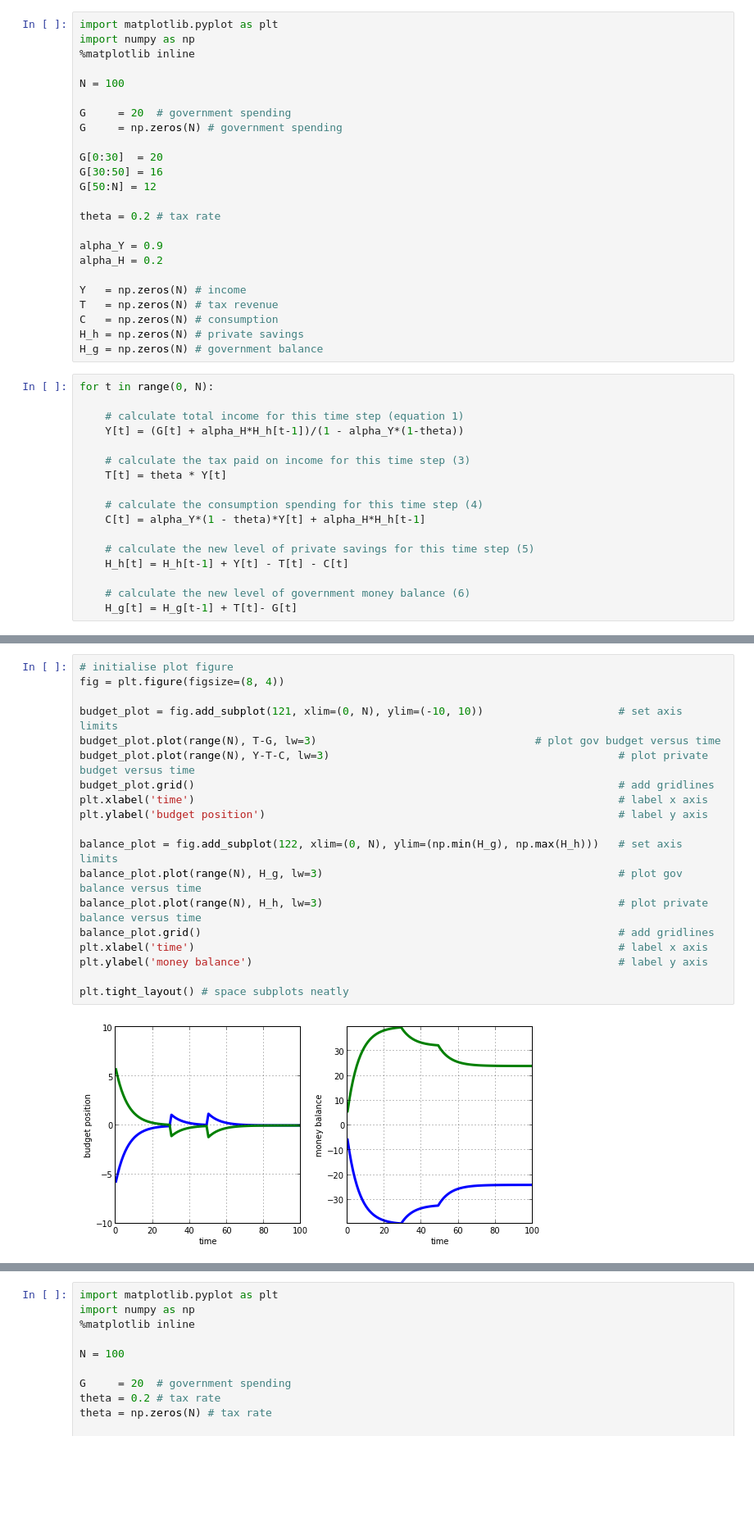
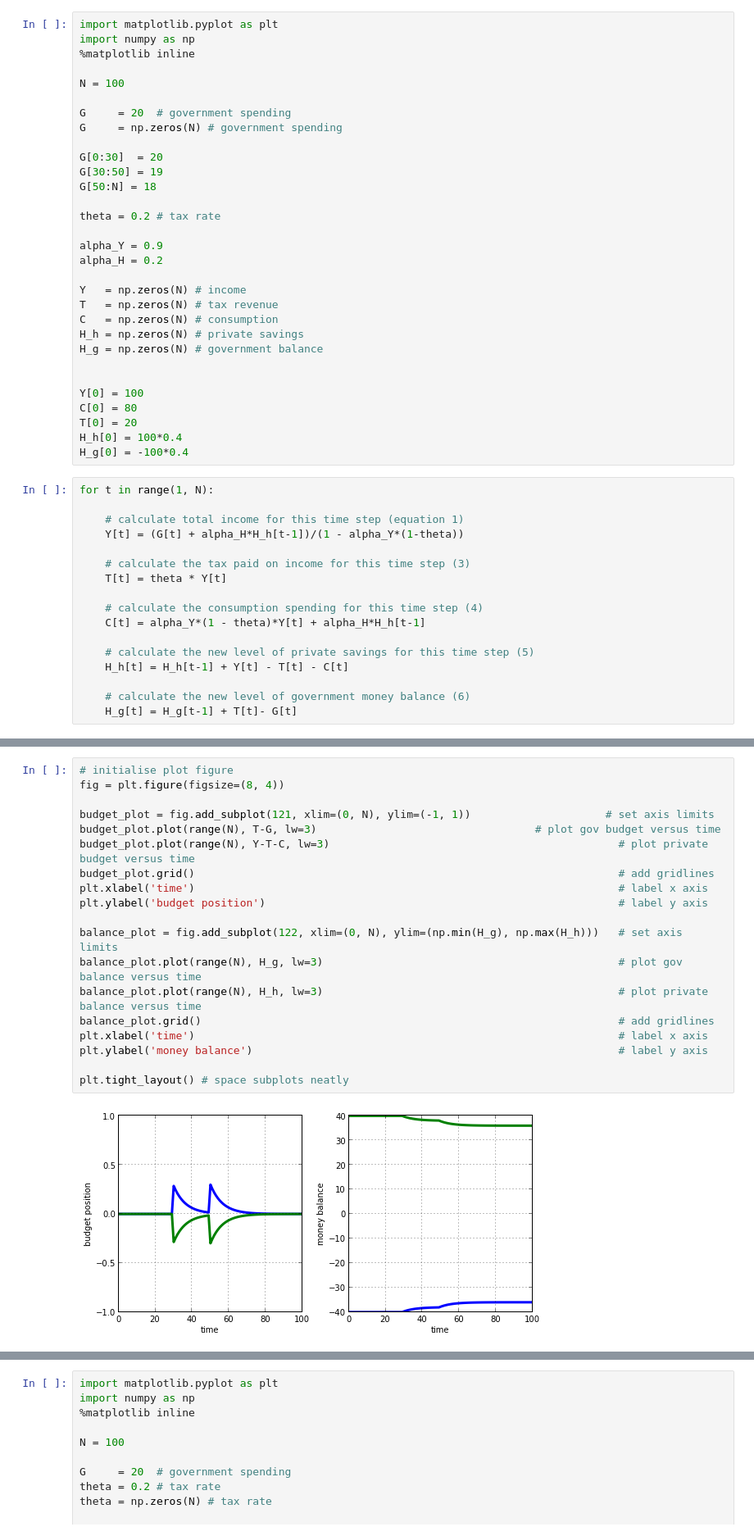
Before and after one commit to spatchcock/monetary_economics_python, a Jupyter notebook: notebooks/wip/austerity.ipynb, the cells around one changed output, grey strips where cells are left out. Shown at 82% size. Cells and saved outputs as stored; diff of their text form; blank space fills up the shorter version.

```diff
--- a/notebooks/wip/austerity.ipynb
+++ b/notebooks/wip/austerity.ipynb
@@ -9,8 +9,8 @@ G     = 20  # government spending
 G     = np.zeros(N) # government spending
 
 G[0:30]  = 20
-G[30:50] = 16
-G[50:N] = 12
+G[30:50] = 19
+G[50:N] = 18
 
 theta = 0.2 # tax rate
 
@@ -22,8 +22,15 @@ T   = np.zeros(N) # tax revenue
 C   = np.zeros(N) # consumption
 H_h = np.zeros(N) # private savings
 H_g = np.zeros(N) # government balance
+
+
+Y[0] = 100
+C[0] = 80
+T[0] = 20
+H_h[0] = 100*0.4
+H_g[0] = -100*0.4
 # %%
-for t in range(0, N):
+for t in range(1, N):
 
     # calculate total income for this time step (equation 1)
     Y[t] = (G[t] + alpha_H*H_h[t-1])/(1 - alpha_Y*(1-theta))
@@ -89,21 +96,21 @@ plt.tight_layout() # space subplots neatly
 # %%
 # initialise plot figure
 fig = plt.figure(figsize=(8, 4))
 
-budget_plot = fig.add_subplot(121, xlim=(0, N), ylim=(-10, 10))                     # set axis limits
+budget_plot = fig.add_subplot(121, xlim=(0, N), ylim=(-1, 1))                     # set axis limits
 budget_plot.plot(range(N), T-G, lw=3)                                  # plot gov budget versus time
 budget_plot.plot(range(N), Y-T-C, lw=3)                                             # plot private budget versus time
 budget_plot.grid()                                                                  # add gridlines
 plt.xlabel('time')                                                                  # label x axis
 plt.ylabel('budget position')                                                       # label y axis
 
 balance_plot = fig.add_subplot(122, xlim=(0, N), ylim=(np.min(H_g), np.max(H_h)))   # set axis limits
 balance_plot.plot(range(N), H_g, lw=3)                                              # plot gov balance versus time
 balance_plot.plot(range(N), H_h, lw=3)                                              # plot private balance versus time
 balance_plot.grid()                                                                 # add gridlines
 plt.xlabel('time')                                                                  # label x axis
 plt.ylabel('money balance')                                                         # label y axis
 
 plt.tight_layout() # space subplots neatly
 # %% [output]
-[figure, old version]
+[figure, new version]
```
Also changed, not shown: parts of 3 cells of this notebook, 6 other files.
